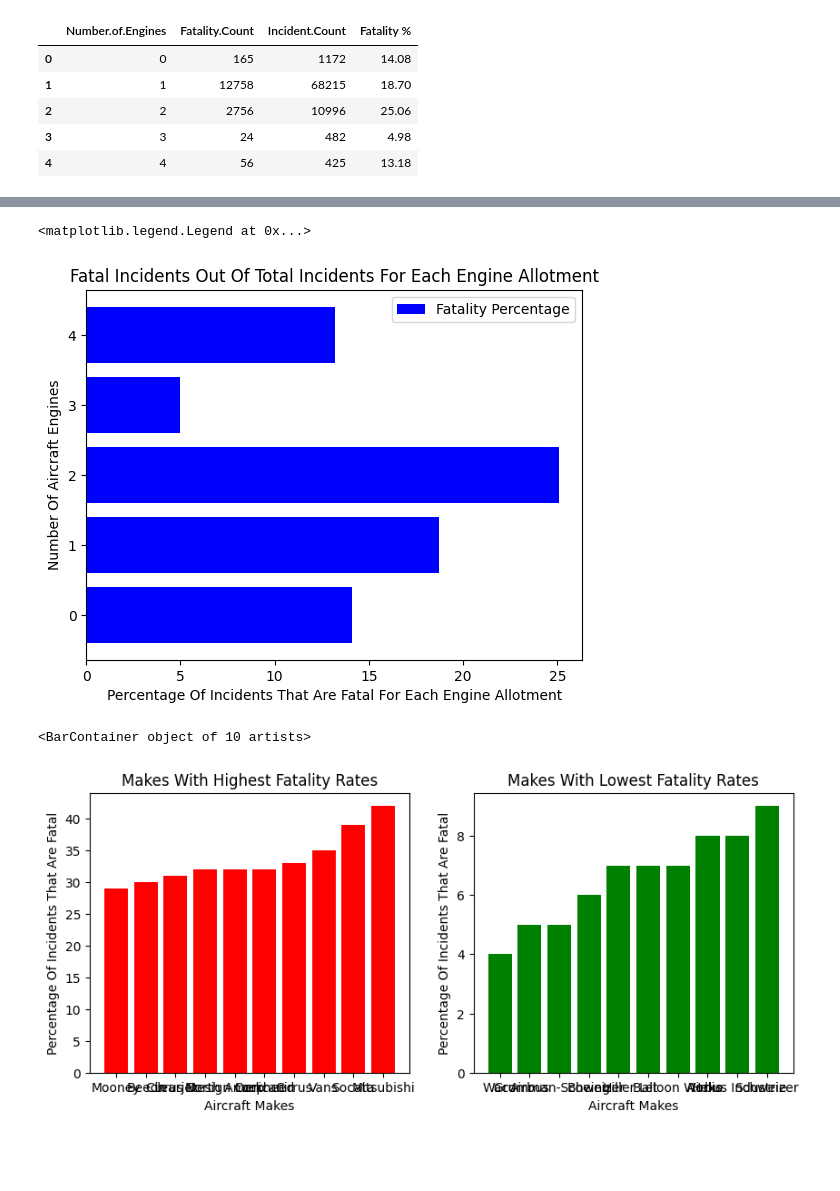
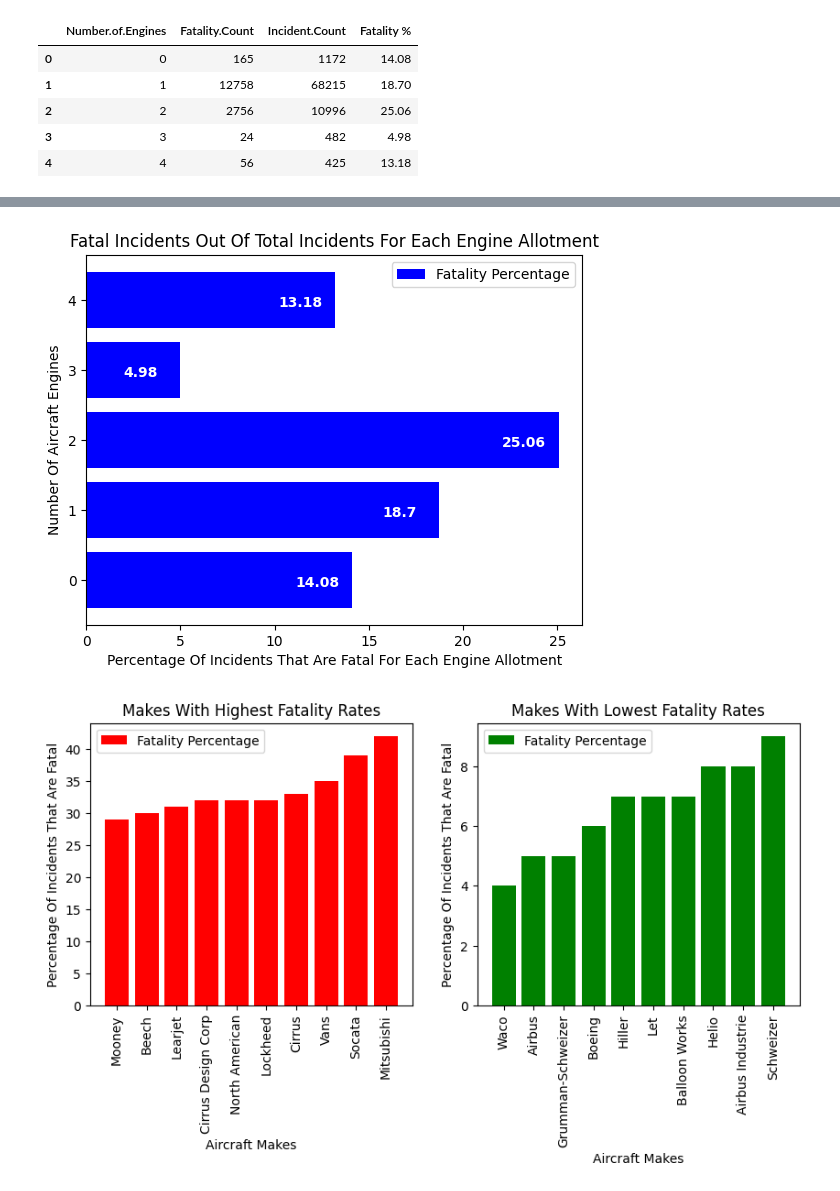
Before and after one commit to AndrewReusche/dsc-phase-1-project-v3, a Jupyter notebook: student.ipynb, the cells around one changed output, grey strips where cells are left out. Cells and saved outputs as stored; diff of their text form; code cells hidden in the pictures; blank space fills up the shorter version.

Commit message:
Finished making analy graphs

```diff
--- a/student.ipynb
+++ b/student.ipynb
@@ -2230,5 +2219,5 @@ Engine_Type_Axes.legend([Engine_Types_plt], ['Fatality Percentage'], loc = 'uppe
 # %%
-#graph for engine type analysis
+#graph for engine count analysis
 
 y=Significant_engine_number_analysis['Number.of.Engines']
 x=Significant_engine_number_analysis['Fatality %']
@@ -2236,35 +2225,51 @@ x=Significant_engine_number_analysis['Fatality %']
 Backup_Engine_Fig, Backup_Engine_Axes= plt.subplots()
 Backup_Engine_plt=Backup_Engine_Axes.barh(y,x, color='blue')
 
+for Eng in Backup_Engine_Axes.patches:
+    plt.text(Eng.get_width()-3, Eng.get_y()+ 0.3,
+             str(round((Eng.get_width()), 2)),
+             fontsize= 10, color= 'white',
+            fontweight= 'bold')
+
 Backup_Engine_Axes.set_title('Fatal Incidents Out Of Total Incidents For Each Engine Allotment')
 Backup_Engine_Axes.set_ylabel('Number Of Aircraft Engines')
 Backup_Engine_Axes.set_xlabel('Percentage Of Incidents That Are Fatal For Each Engine Allotment')
 
 Backup_Engine_Axes.legend([Backup_Engine_plt], ['Fatality Percentage'], loc = 'upper right')
+
+plt.savefig("./images/Engine_Count_Distribution.png", dpi=150)
+plt.show()
 # %% [output]
-<matplotlib.legend.Legend at 0x...>
-[figure, old version]
+[figure, new version]
 # %%
 #Graphs for Aircraft Make Fatality Analysis
 
 Make_Analysis_Fig, Make_Analysis_Axes= plt.subplots(nrows= 1, ncols= 2, figsize=(10,4))
 
 Make_Analysis_Axes[0].set_title('Makes With Highest Fatality Rates')
 Make_Analysis_Axes[0].set_ylabel('Percentage Of Incidents That Are Fatal')
 Make_Analysis_Axes[0].set_xlabel('Aircraft Makes')
 
 Make_Analysis_Axes[1].set_title('Makes With Lowest Fatality Rates')
 Make_Analysis_Axes[1].set_ylabel('Percentage Of Incidents That Are Fatal')
 Make_Analysis_Axes[1].set_xlabel('Aircraft Makes')
 
 x1= Worst_Performing_Makes['Make']
 y1= Worst_Performing_Makes['Make.Fatality.Percentage']
 
 x2= Top_Performing_Makes['Make']
 y2= Top_Performing_Makes['Make.Fatality.Percentage']
 
 Make_Analysis_Axes[0].bar(x1, y1, color= 'red')
 Make_Analysis_Axes[1].bar(x2, y2, color= 'green')
+
+Make_Analysis_Axes[0].set_xticklabels(x1, rotation=90,)
+Make_Analysis_Axes[1].set_xticklabels(x2, rotation=90)
+
+Make_Analysis_Axes[0].legend(['Fatality Percentage'], loc= 'upper left')
+Make_Analysis_Axes[1].legend(['Fatality Percentage'], loc= 'upper left')
+
+plt.savefig("./images/Make_Fatality_Distribution.png", dpi=150, bbox_inches='tight')
+plt.show()
 # %% [output]
-<BarContainer object of 10 artists>
-[figure, old version]
+[figure, new version]
```
Also changed, not shown: parts of 5 cells of this notebook, 5 other files.
